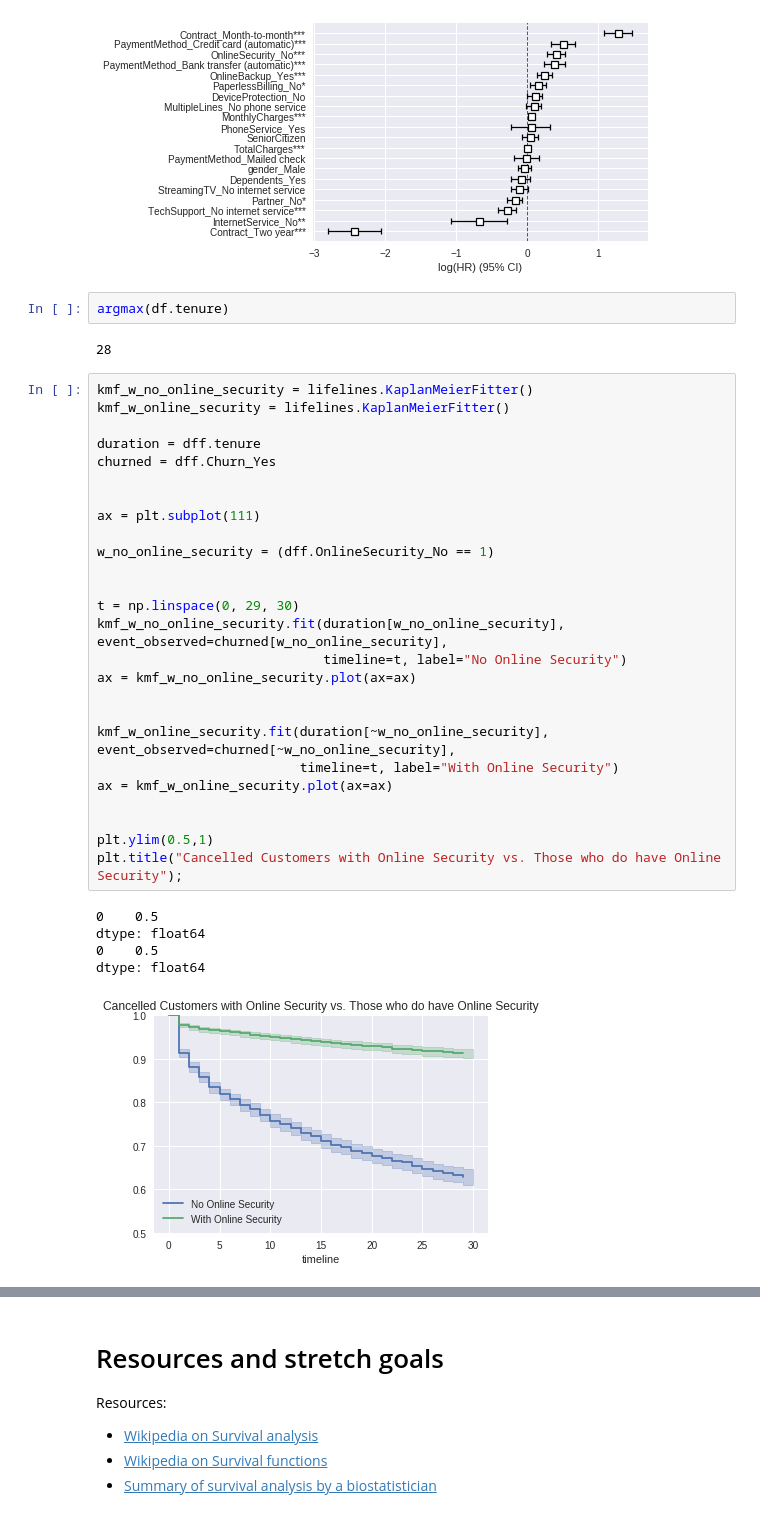
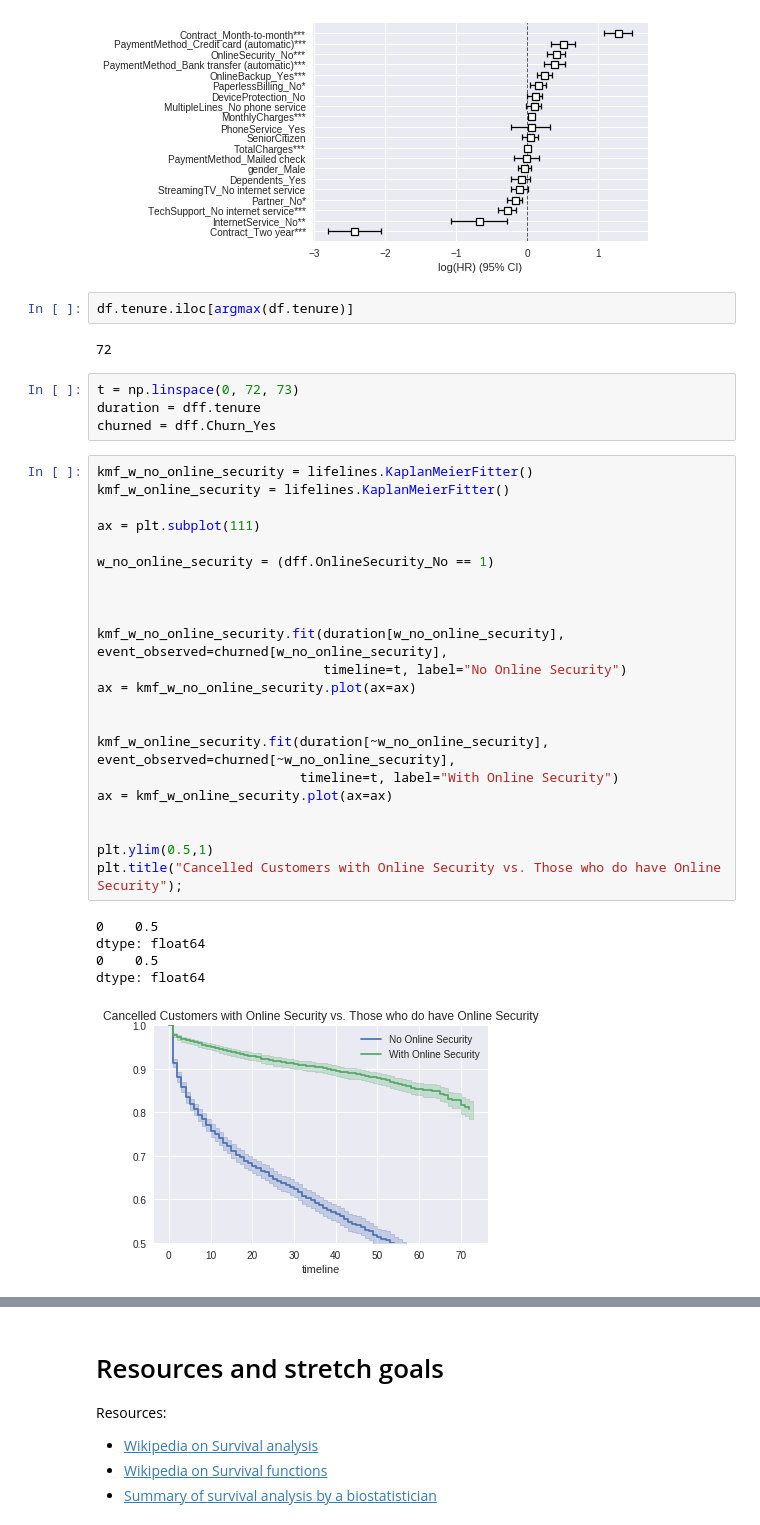
Before and after one commit to bloominstituteoftechnology/DS-Unit-2-Sprint-3-Advanced-Regression, a Jupyter notebook: module2-survival-analysis/LS_DS_232_Survival_Analysis.ipynb, the cells around one changed output, grey strips where cells are left out. Cells and saved outputs as stored; diff of their text form.

Commit message:
fixed max tenure

```diff
--- a/module2-survival-analysis/LS_DS_232_Survival_Analysis.ipynb
+++ b/module2-survival-analysis/LS_DS_232_Survival_Analysis.ipynb
@@ -968,42 +968,42 @@ Likelihood ratio test = 5980.27 on 20 df, log(p)=-inf
 cph.plot();
 # %% [output]
 [figure]
-# %%
-argmax(df.tenure)
-# %% [output]
-28
+# %%
+df.tenure.iloc[argmax(df.tenure)]
+# %% [output]
+72
+# %%
+t = np.linspace(0, 72, 73)
+duration = dff.tenure
+churned = dff.Churn_Yes
 # %%
 kmf_w_no_online_security = lifelines.KaplanMeierFitter()
 kmf_w_online_security = lifelines.KaplanMeierFitter()
-
-duration = dff.tenure
-churned = dff.Churn_Yes
-
 
 ax = plt.subplot(111)
 
 w_no_online_security = (dff.OnlineSecurity_No == 1)
 
 
-t = np.linspace(0, 29, 30)
+
 kmf_w_no_online_security.fit(duration[w_no_online_security], event_observed=churned[w_no_online_security],
                              timeline=t, label="No Online Security")
 ax = kmf_w_no_online_security.plot(ax=ax)
 
 
 kmf_w_online_security.fit(duration[~w_no_online_security], event_observed=churned[~w_no_online_security],
                           timeline=t, label="With Online Security")
 ax = kmf_w_online_security.plot(ax=ax)
 
 
 plt.ylim(0.5,1)
 plt.title("Cancelled Customers with Online Security vs. Those who do have Online Security");
 # %% [output]
 0    0.5
 dtype: float64
 0    0.5
 dtype: float64
-[figure, old version]
+[figure, new version]
 # %%
 kmf_w_contract = lifelines.KaplanMeierFitter()
 kmf_month_to_month  = lifelines.KaplanMeierFitter()
```
Also changed, not shown: parts of 5 cells of this notebook.
